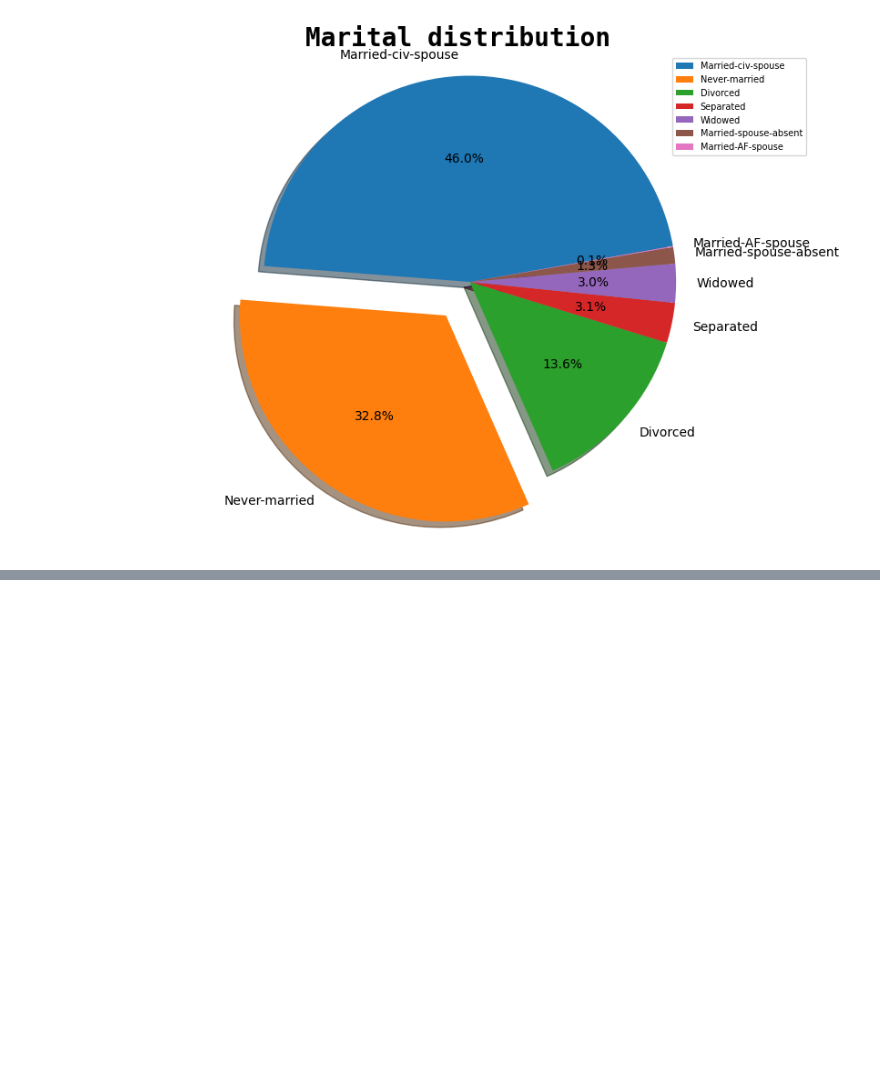
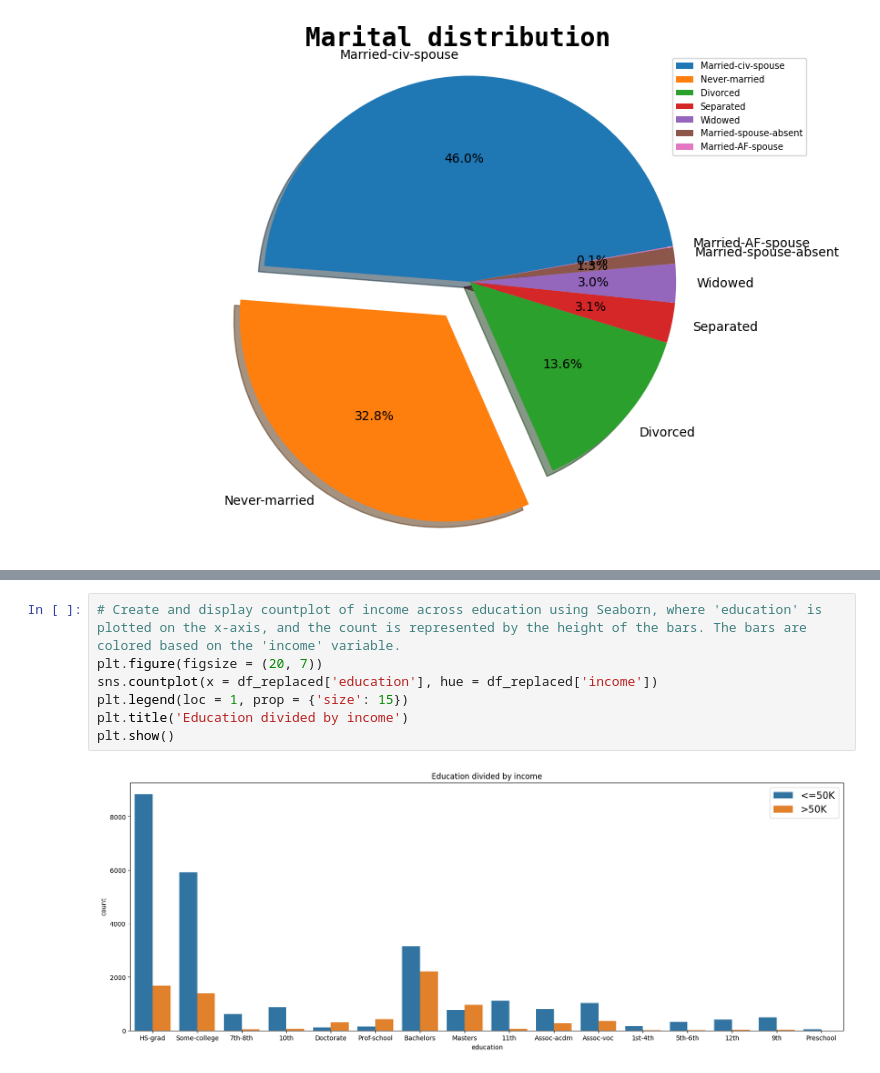
Before and after one commit to timkao/MachineLearning, a Jupyter notebook: classification_practice.ipynb, the cells around one changed output, grey strips where cells are left out. Saved outputs shown, nothing was run; the diff lists cells and outputs as text; blank space fills up the shorter version.

```diff
--- a/classification_practice.ipynb
+++ b/classification_practice.ipynb
@@ -137,0 +176,9 @@ plt.show()
+# %%
+# Create and display countplot of income across education using Seaborn, where 'education' is plotted on the x-axis, and the count is represented by the height of the bars. The bars are colored based on the 'income' variable.
+plt.figure(figsize = (20, 7))
+sns.countplot(x = df_replaced['education'], hue = df_replaced['income'])
+plt.legend(loc = 1, prop = {'size': 15})
+plt.title('Education divided by income')
+plt.show()
+# %% [output]
+[figure, added]
```
Also changed, not shown: parts of 6 cells of this notebook, 1 other file.
